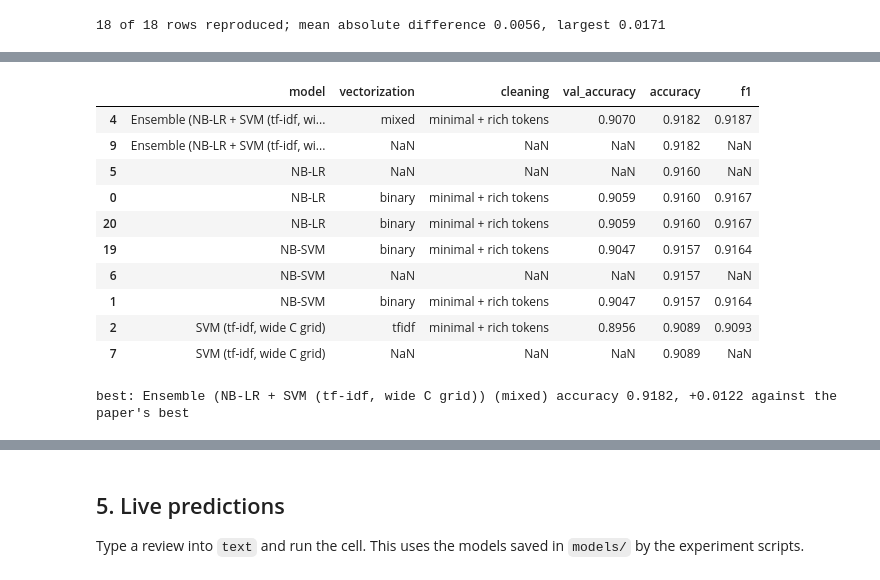
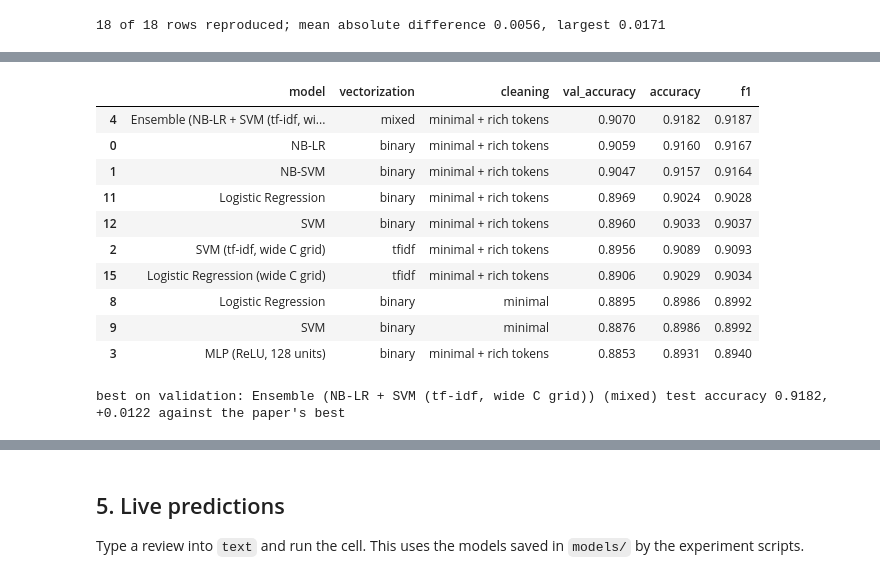
Before and after one commit to ArjunGK28/ML-miniproject, a Jupyter notebook: notebooks/walkthrough.ipynb, the cells around one changed output, grey strips where cells are left out. Drawn from its saved outputs; the diff is of its cells as text; code cells hidden in the pictures.

```diff
--- a/notebooks/walkthrough.ipynb
+++ b/notebooks/walkthrough.ipynb
@@ -134,22 +178,25 @@ The paper's best accuracy is 0.906. These are our best models, each chosen on va
 # %%
-improved = load_all_results("improve").dropna(subset=["accuracy"]).sort_values("accuracy", ascending=False)
+improved = (load_all_results("improve").dropna(subset=["accuracy"])
+            # The tf-idf SVM is logged by both improvement scripts; keep one copy.
+            .drop_duplicates(subset=["vectorization", "cleaning", "val_accuracy", "accuracy"])
+            .sort_values("val_accuracy", ascending=False))
 display(improved[["model", "vectorization", "cleaning", "val_accuracy", "accuracy", "f1"]].head(10))
 best = improved.iloc[0]
-print(f"best: {best.model} ({best.vectorization}) accuracy {best.accuracy:.4f}, "
+print(f"best on validation: {best.model} ({best.vectorization}) test accuracy {best.accuracy:.4f}, "
       f"{best.accuracy - PAPER_BEST_ACCURACY:+.4f} against the paper's best")
 # %% [output]
 |  | model | vectorization | cleaning | val_accuracy | accuracy | f1 |
 | 4 | Ensemble (NB-LR + SVM (tf-idf, wi... | mixed | minimal + rich tokens | 0.9070 | 0.9182 | 0.9187 |
-| 9 | Ensemble (NB-LR + SVM (tf-idf, wi... | NaN | NaN | NaN | 0.9182 | NaN |
-| 5 | NB-LR | NaN | NaN | NaN | 0.9160 | NaN |
 | 0 | NB-LR | binary | minimal + rich tokens | 0.9059 | 0.9160 | 0.9167 |
-| 20 | NB-LR | binary | minimal + rich tokens | 0.9059 | 0.9160 | 0.9167 |
-| 19 | NB-SVM | binary | minimal + rich tokens | 0.9047 | 0.9157 | 0.9164 |
-| 6 | NB-SVM | NaN | NaN | NaN | 0.9157 | NaN |
 | 1 | NB-SVM | binary | minimal + rich tokens | 0.9047 | 0.9157 | 0.9164 |
+| 11 | Logistic Regression | binary | minimal + rich tokens | 0.8969 | 0.9024 | 0.9028 |
+| 12 | SVM | binary | minimal + rich tokens | 0.8960 | 0.9033 | 0.9037 |
 | 2 | SVM (tf-idf, wide C grid) | tfidf | minimal + rich tokens | 0.8956 | 0.9089 | 0.9093 |
-| 7 | SVM (tf-idf, wide C grid) | NaN | NaN | NaN | 0.9089 | NaN |
+| 15 | Logistic Regression (wide C grid) | tfidf | minimal + rich tokens | 0.8906 | 0.9029 | 0.9034 |
+| 8 | Logistic Regression | binary | minimal | 0.8895 | 0.8986 | 0.8992 |
+| 9 | SVM | binary | minimal | 0.8876 | 0.8986 | 0.8992 |
+| 3 | MLP (ReLU, 128 units) | binary | minimal + rich tokens | 0.8853 | 0.8931 | 0.8940 |
-best: Ensemble (NB-LR + SVM (tf-idf, wide C grid)) (mixed) accuracy 0.9182, +0.0122 against the paper's best
+best on validation: Ensemble (NB-LR + SVM (tf-idf, wide C grid)) (mixed) test accuracy 0.9182, +0.0122 against the paper's best
 # %%
 from src.plots import plot_improvements
 Image(filename=str(plot_improvements()))
```
Also changed, not shown: parts of 11 cells of this notebook, 4 other files.
